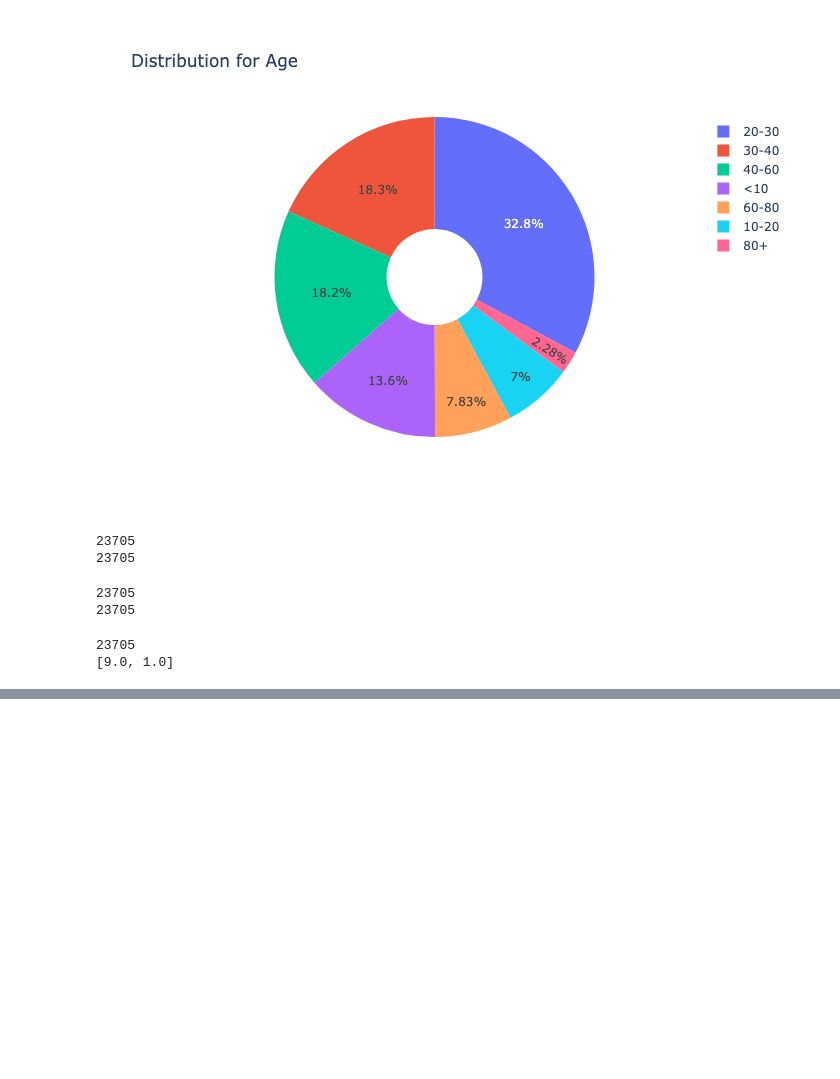
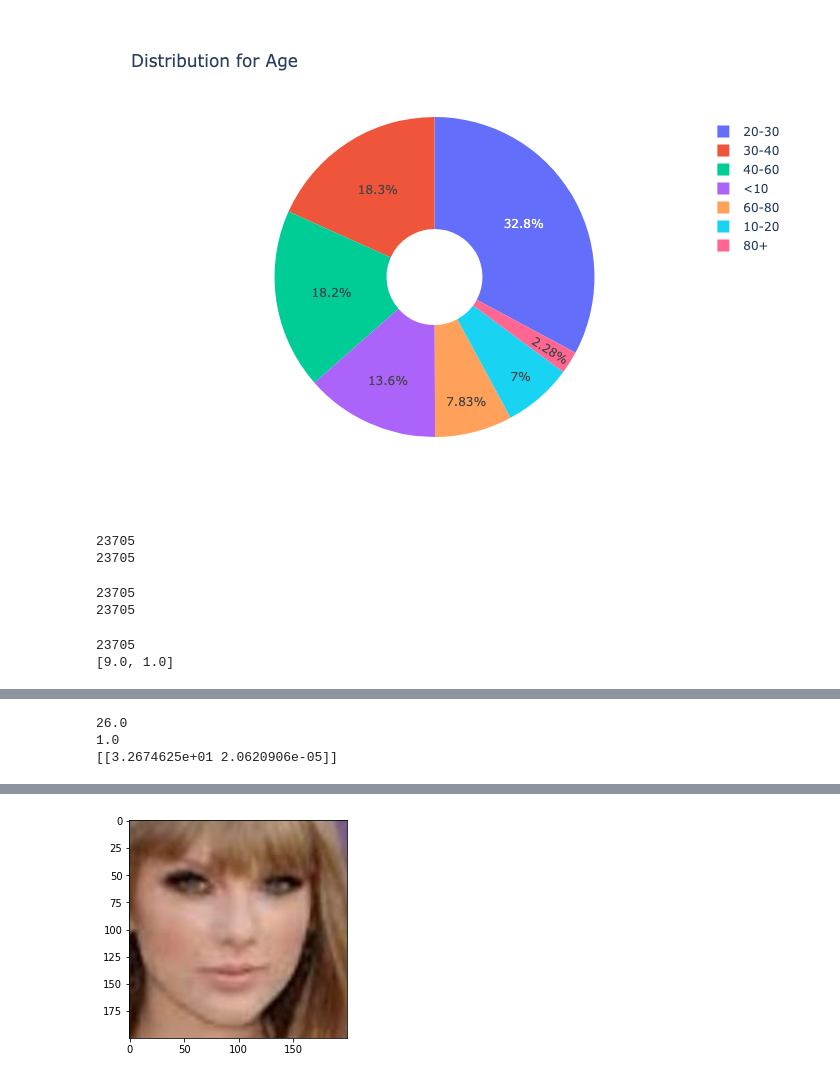
Before and after one commit to reeteshsudhakar/utk-image-classifier, a Jupyter notebook: utk-image-classification.ipynb, the cells around one changed output, grey strips where cells are left out. Cells and saved outputs as stored; diff of their text form; code cells hidden in the pictures; blank space fills up the shorter version.

Commit message:
Work on model training

```diff
--- a/utk-image-classification.ipynb
+++ b/utk-image-classification.ipynb
@@ -221,3 +221,8 @@ print(labels[0])
 # %% [output]
 23705
 [9.0, 1.0]
+# %%
+labels = np.array(labels)
+images = np.array(images)
+print(labels.shape)
+print(images.shape)
@@ -223,0 +234,2 @@ print(labels[0])
+# %%
+x_train, x_test, y_train, y_test = train_test_split(images, labels, test_size = 0.2)
@@ -223,0 +300,3 @@ print(labels[0])
+# %%
+test_model = model((48, 48, 3))
+test_model.summary()
@@ -223,0 +321,2 @@ print(labels[0])
+# %%
+History=test_model.fit(x_train,y_train,batch_size=64, validation_data=[x_test, y_test], epochs=5)
@@ -223,0 +336,31 @@ print(labels[0])
+# %%
+import random
+import matplotlib.pyplot as plt
+
+idx = random.randint(0, len(files))
+
+file = files[idx]
+file = cv2.imread(file)
+file = cv2.cvtColor(file, cv2.COLOR_BGR2RGB)
+
+plt.imshow(file)
+
+def test_image(idx, Model):
+  file = files[idx]
+  file = cv2.imread(file)
+  file = cv2.cvtColor(file, cv2.COLOR_BGR2RGB)
+  file = cv2.resize(image, (48, 48))
+  file = np.reshape(file, (1, 48, 48, 3))
+
+  age = ages[idx]
+  gender = genders[idx]
+  print(age)
+  print(gender)
+
+  print(test_model.predict(file))
+
+test_image(idx, Model)
+# %% [output]
+26.0
+1.0
+[[3.2674625e+01 2.0620906e-05]]
@@ -223,0 +368 @@ print(labels[0])
+[figure, added]
```
Also changed, not shown: parts of 8 cells of this notebook, 2 other files.
